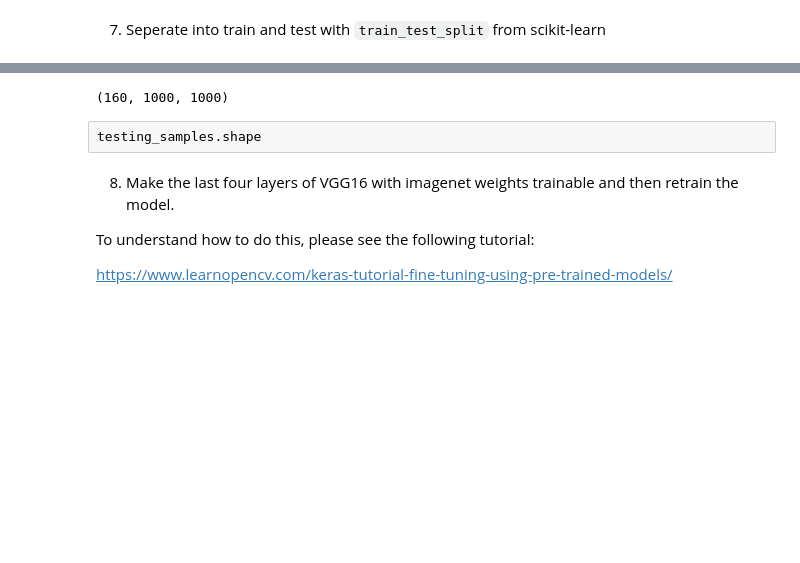
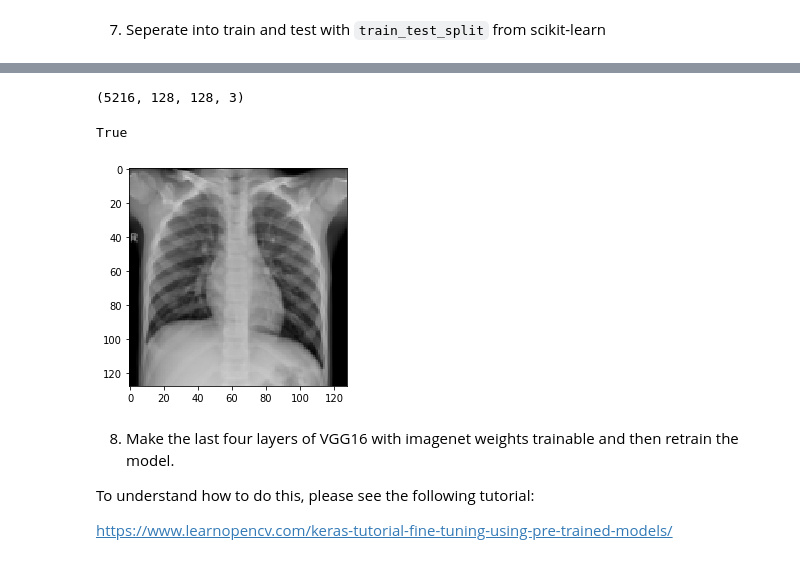
Before and after one commit to tduffy000/deep-learning-spring-20, a Jupyter notebook: hw3/tduffy000_hw3_problem4.ipynb, the cells around one changed output, grey strips where cells are left out. Cells and saved outputs as stored; diff of their text form; code cells hidden in the pictures; blank space fills up the shorter version.

```diff
--- a/hw3/tduffy000_hw3_problem4.ipynb
+++ b/hw3/tduffy000_hw3_problem4.ipynb
@@ -74,12 +82,16 @@ Note: it ought to be a box.  So the width and height should be the same size.
 # %%
-def get_image_features(image_paths):
-    height, width = 1000, 1000
-    array = np.zeros((len(image_paths), height, width))
+def get_image_features(image_paths, shape):
+    height, width, channels = shape
+    array = np.zeros((len(image_paths), height, width, channels))
     for i, path in enumerate(image_paths):
         im = Image.open(path)
-        im.load()
-        as_array = np.array(im)
-        array[i,:min(as_array.shape[0], height),:min(as_array.shape[1], width)] = as_array[:min(as_array.shape[0], height),:min(as_array.shape[1], width)]
+        as_array = np.asarray(im)
+        if len(as_array.shape) == 2: # convert to 3 channels (required input to VGG)
+            as_array = skimage.color.gray2rgb(as_array)
+        resized = skimage.transform.resize(as_array, shape)
+        array[i,:,:] = resized
+        if (i + 1) % 500 == 0:
+            print(f'Finished loading {i+1} samples')
     return array
 # %% [markdown]
 Next you'll need to do the same for the labels:
@@ -117,0 +115,5 @@ testing_samples = full_feature_set[test_mask,:,:]
+# %%
+IMAGE_SHAPE = (128, 128, 3)
+# %%
+full_training_X = get_image_features(train_paths, IMAGE_SHAPE)
+full_training_y = labels_to_np_array(train_labels, categorical_mapping)
@@ -118,6 +131,8 @@ testing_samples = full_feature_set[test_mask,:,:]
 # %%
-training_samples.shape
+full_training_X.shape
 # %% [output]
-(160, 1000, 1000)
+(5216, 128, 128, 3)
-# %% [raw]
-testing_samples.shape
+# %%
+full_training_X.shape[0] == full_training_y.shape[0]
+# %% [output]
+True
@@ -123,0 +141,13 @@ testing_samples.shape
+# %%
+from sklearn.model_selection import train_test_split
+
+TEST_SET_SIZE = .2
+
+X_train, X_test, y_train, y_test = train_test_split(
+    full_training_X, full_training_y, test_size=TEST_SET_SIZE, random_state=SEED
+)
+# %%
+# sanity check, what does one image look like?
+_ = plt.imshow(X_train[2])
+# %% [output]
+[figure, added]
```
Also changed, not shown: parts of 34 cells of this notebook.
